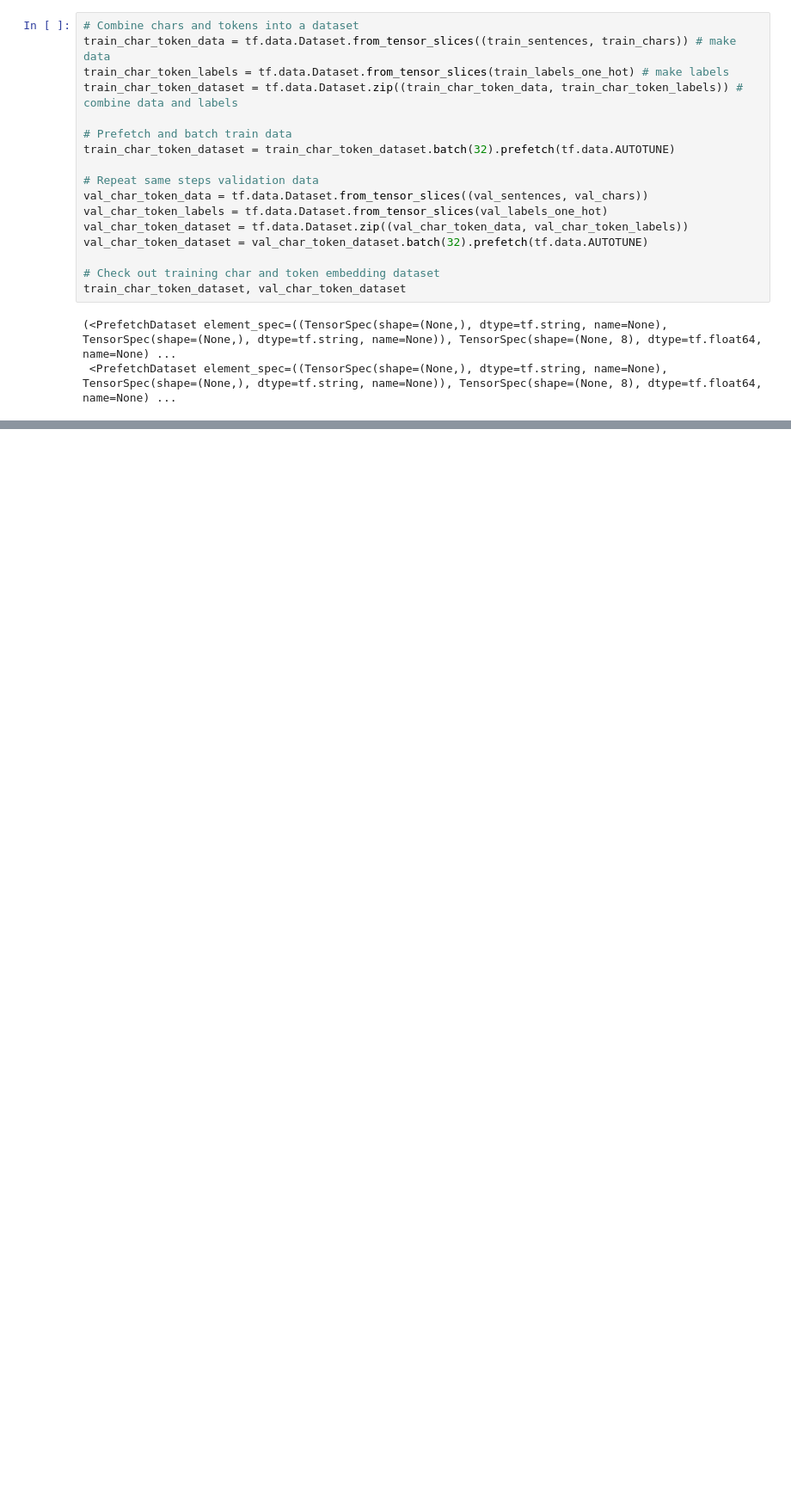
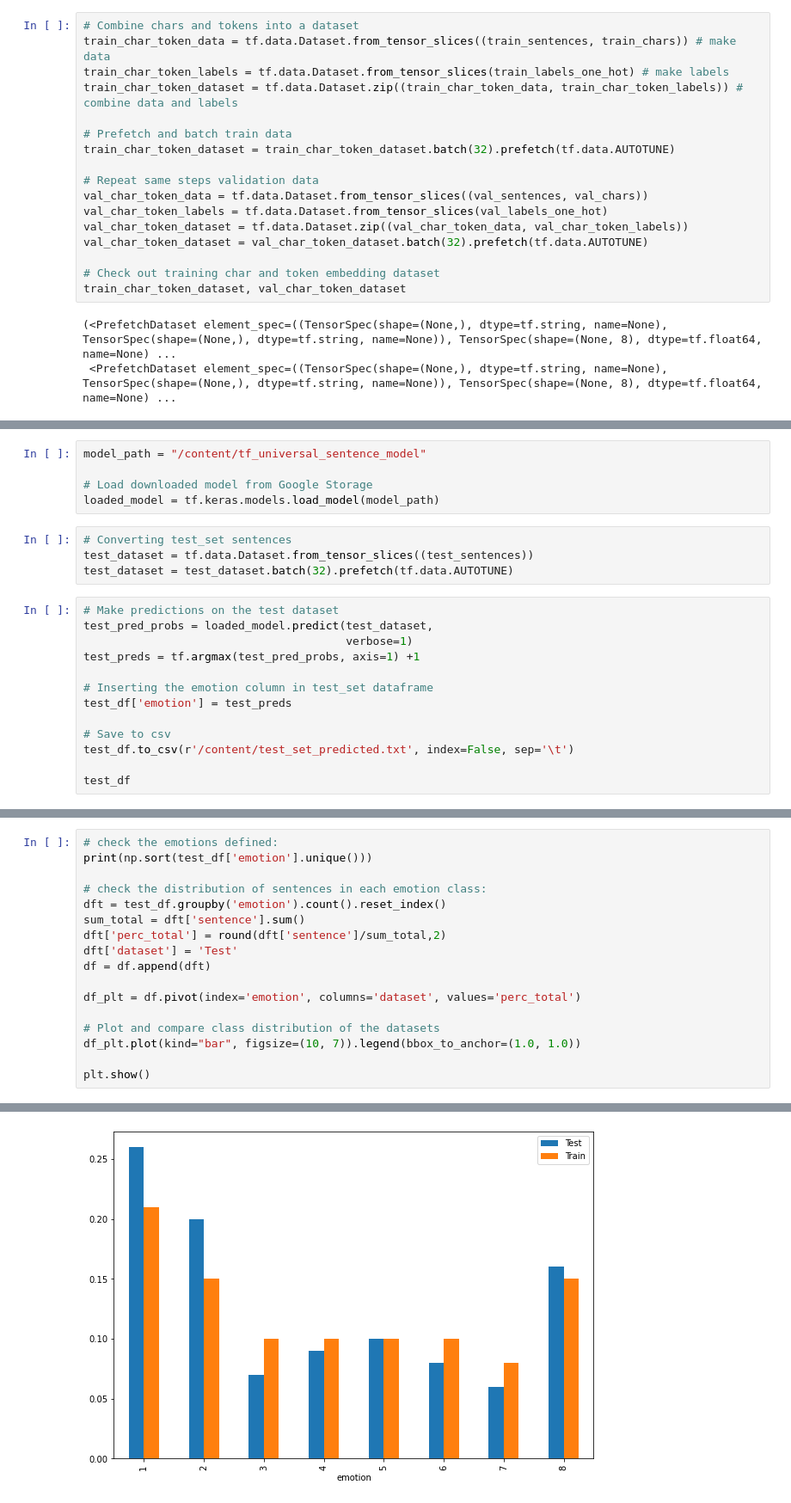
Before and after one commit to Carlosrnes/Nova_NLP, a Jupyter notebook: NLP_Tensorflow.ipynb, the cells around one changed output, grey strips where cells are left out. Shown at 86% size. Cells and saved outputs as stored; diff of their text form; blank space fills up the shorter version.

```diff
--- a/NLP_Tensorflow.ipynb
+++ b/NLP_Tensorflow.ipynb
@@ -987,0 +772,22 @@ all_model_results.sort_values("f1", ascending=False)["f1"].plot(kind="bar", figs
+# %%
+model_path = "/content/tf_universal_sentence_model"
+
+# Load downloaded model from Google Storage
+loaded_model = tf.keras.models.load_model(model_path)
+# %%
+# Converting test_set sentences
+test_dataset = tf.data.Dataset.from_tensor_slices((test_sentences))
+test_dataset = test_dataset.batch(32).prefetch(tf.data.AUTOTUNE)
+# %%
+# Make predictions on the test dataset
+test_pred_probs = loaded_model.predict(test_dataset,
+                                       verbose=1)
+test_preds = tf.argmax(test_pred_probs, axis=1) +1
+
+# Inserting the emotion column in test_set dataframe
+test_df['emotion'] = test_preds
+
+# Save to csv
+test_df.to_csv(r'/content/test_set_predicted.txt', index=False, sep='\t')
+
+test_df
@@ -987,0 +809,18 @@ all_model_results.sort_values("f1", ascending=False)["f1"].plot(kind="bar", figs
+# %%
+# check the emotions defined:
+print(np.sort(test_df['emotion'].unique()))
+
+# check the distribution of sentences in each emotion class:
+dft = test_df.groupby('emotion').count().reset_index()
+sum_total = dft['sentence'].sum()
+dft['perc_total'] = round(dft['sentence']/sum_total,2)
+dft['dataset'] = 'Test'
+df = df.append(dft)
+
+df_plt = df.pivot(index='emotion', columns='dataset', values='perc_total')
+
+# Plot and compare class distribution of the datasets
+df_plt.plot(kind="bar", figsize=(10, 7)).legend(bbox_to_anchor=(1.0, 1.0))
+
+plt.show()
+# %% [output]
@@ -987,0 +828 @@ all_model_results.sort_values("f1", ascending=False)["f1"].plot(kind="bar", figs
+[figure, added]
```
Also changed, not shown: parts of 73 cells of this notebook.
